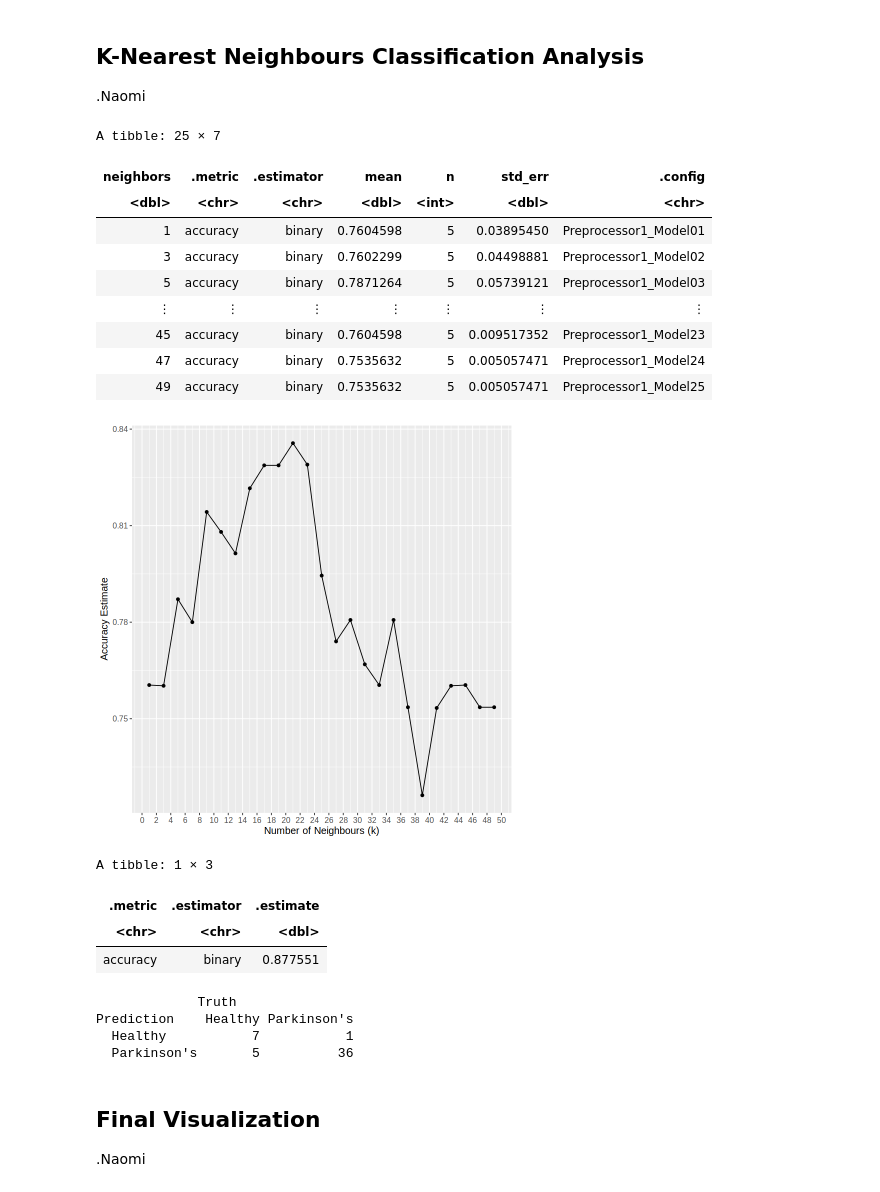
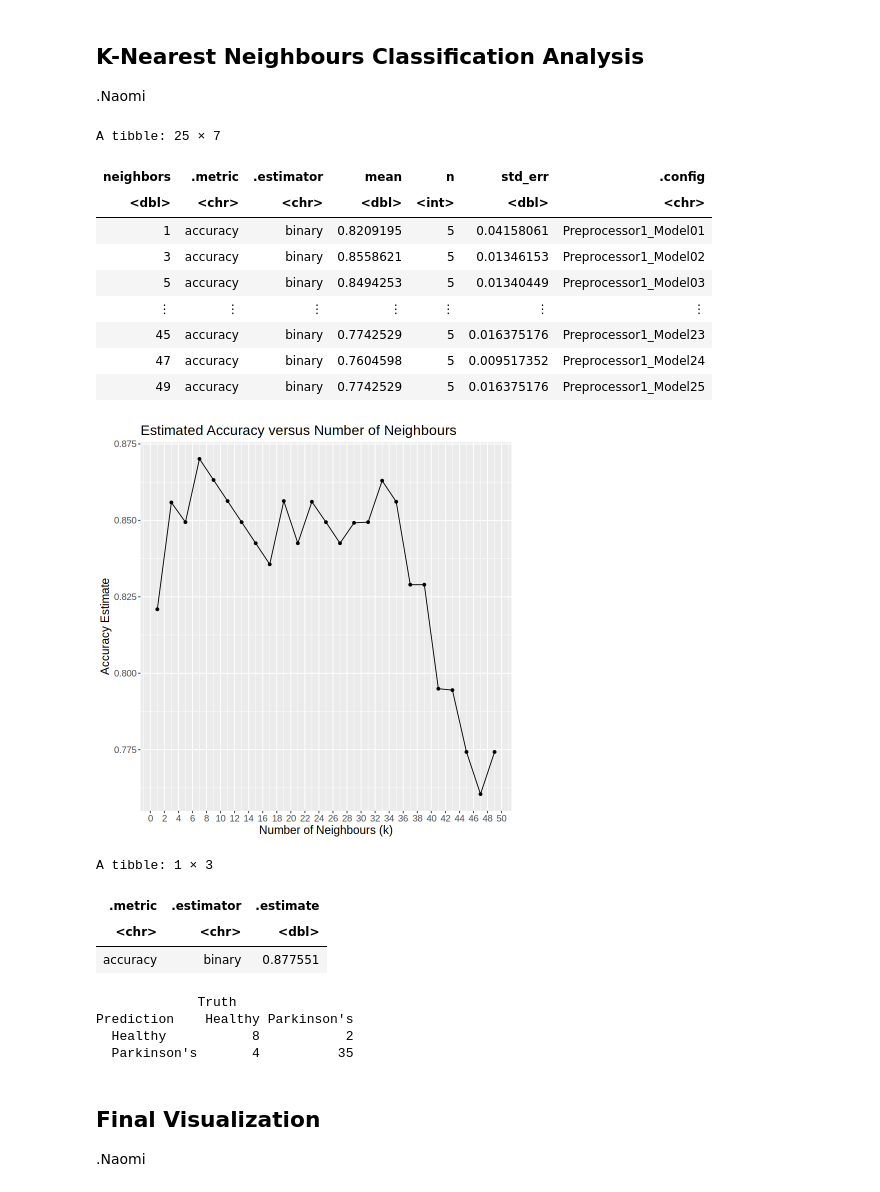
Before and after one commit to naomichoong/ds_project, a Jupyter notebook: Group 6 Project Report.ipynb, the cells around one changed output. Saved outputs shown, nothing was run; the diff lists cells and outputs as text; code cells hidden in the pictures.

Commit message:
Added set.seed

```diff
--- a/Group 6 Project Report.ipynb
+++ b/Group 6 Project Report.ipynb
@@ -223,7 +223,6 @@ Warning message:
 # %%
 # K-nearest neighbours classification analysis
 
-set.seed(1234)
 options(repr.plot.height = 7, repr.plot.width = 7)
 
 # Create recipe to standardize training data
@@ -237,46 +236,46 @@ parkinsons_spec <- nearest_neighbor(weight_func = "rectangular", neighbors = tun
     set_mode("classification")
 
 # 5-fold cross-validation on training data
 parkinsons_vfold <- vfold_cv(parkinsons_train, v = 5, strata = status)
 
 # Create workflow with k ranging from 1 to 100 (by 5) and collect metrics
 gridvals <- tibble(neighbors = seq(from = 1, to = 50, by = 2))
 
 parkinsons_results <- workflow() |>
     add_recipe(parkinsons_recipe) |>
     add_model(parkinsons_spec) |>
     tune_grid(resamples = parkinsons_vfold, grid = gridvals) |>
     collect_metrics()|>
     filter(.metric == "accuracy")
 parkinsons_results
 
 # plot k (number of neighbours) vs accuracy to choose best k
 parkinsons_plot <- parkinsons_results |>
     ggplot(aes(x = neighbors, y = mean)) +
     geom_point() +
     geom_line() +
     xlab("Number of Neighbours (k)") +
     ylab("Accuracy Estimate") +
     scale_x_continuous(breaks = seq(0, 50, by = 2)) +
-    theme(text = element_text(size = 12))
+    theme(text = element_text(size = 14)) +
+    ggtitle("Estimated Accuracy versus Number of Neighbours")
 parkinsons_plot
 # %% [output]
 A tibble: 25 × 7
 | neighbors | .metric | .estimator | mean | n | std_err | .config |
 | <dbl> | <chr> | <chr> | <dbl> | <int> | <dbl> | <chr> |
-| 1 | accuracy | binary | 0.7604598 | 5 | 0.03895450 | Preprocessor1_Model01 |
-| 3 | accuracy | binary | 0.7602299 | 5 | 0.04498881 | Preprocessor1_Model02 |
-| 5 | accuracy | binary | 0.7871264 | 5 | 0.05739121 | Preprocessor1_Model03 |
+| 1 | accuracy | binary | 0.8209195 | 5 | 0.04158061 | Preprocessor1_Model01 |
+| 3 | accuracy | binary | 0.8558621 | 5 | 0.01346153 | Preprocessor1_Model02 |
+| 5 | accuracy | binary | 0.8494253 | 5 | 0.01340449 | Preprocessor1_Model03 |
 | ⋮ | ⋮ | ⋮ | ⋮ | ⋮ | ⋮ | ⋮ |
-| 45 | accuracy | binary | 0.7604598 | 5 | 0.009517352 | Preprocessor1_Model23 |
-| 47 | accuracy | binary | 0.7535632 | 5 | 0.005057471 | Preprocessor1_Model24 |
-| 49 | accuracy | binary | 0.7535632 | 5 | 0.005057471 | Preprocessor1_Model25 |
+| 45 | accuracy | binary | 0.7742529 | 5 | 0.016375176 | Preprocessor1_Model23 |
+| 47 | accuracy | binary | 0.7604598 | 5 | 0.009517352 | Preprocessor1_Model24 |
+| 49 | accuracy | binary | 0.7742529 | 5 | 0.016375176 | Preprocessor1_Model25 |
-[figure, old version]
+[figure, new version]
 # %%
 # knn classification final model with optimal k
-#TODO: change neighbors after TA response
 
-parkinsons_spec <- nearest_neighbor(weight_func = "rectangular", neighbors = 5) |>
+parkinsons_spec <- nearest_neighbor(weight_func = "rectangular", neighbors = 7) |>
     set_engine("kknn") |>
     set_mode("classification")
 
@@ -304,8 +303,8 @@ A tibble: 1 × 3
 | accuracy | binary | 0.877551 |
              Truth
 Prediction    Healthy Parkinson's
-  Healthy           7           1
-  Parkinson's       5          36
+  Healthy           8           2
+  Parkinson's       4          35
 # %% [markdown]
 ## Final Visualization
 .Naomi
```
Also changed, not shown: parts of 4 cells of this notebook.
